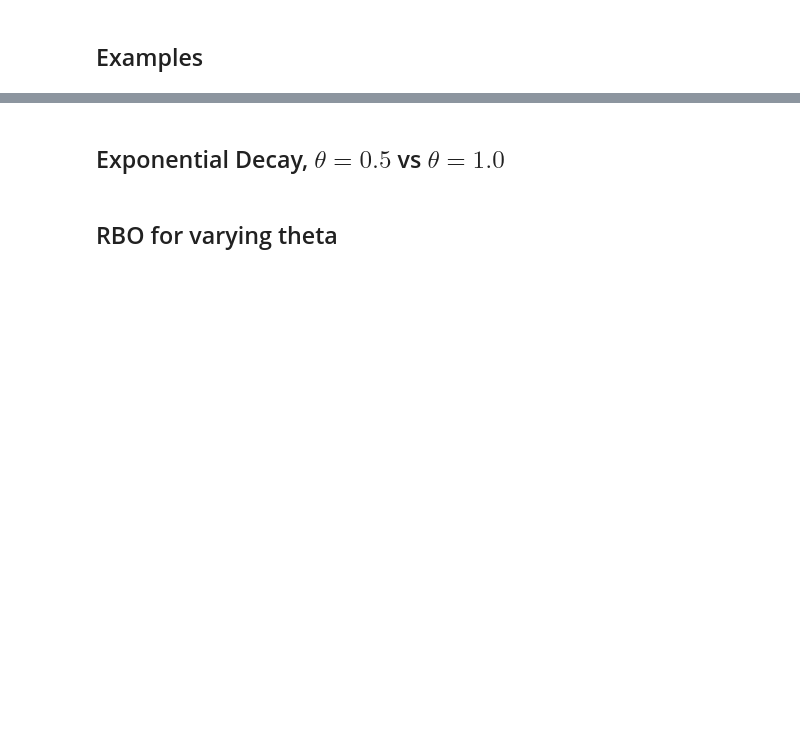
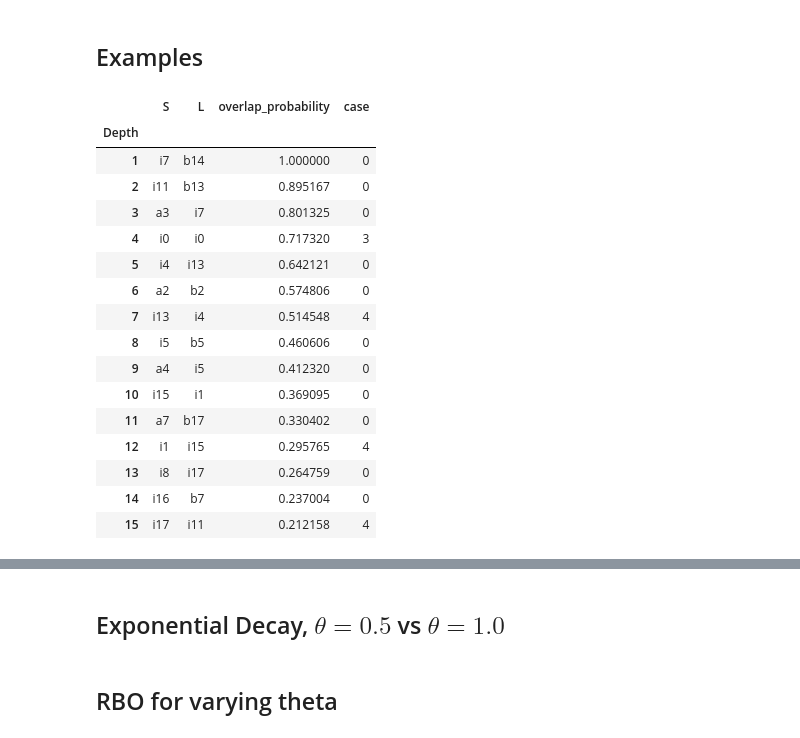
Before and after one commit to somduttasinha/synthetic-ranking-generation, a Jupyter notebook: exploratory/03-results.ipynb, the cells around one changed output, grey strips where cells are left out. Cells and saved outputs as stored; diff of their text form; code cells hidden in the pictures; blank space fills up the shorter version.

```diff
--- a/exploratory/03-results.ipynb
+++ b/exploratory/03-results.ipynb
@@ -48,7 +56,7 @@ def get_formatted_dataframe(S, L, agreement_probabilities, case_list):
 
 
     df = pd.DataFrame(data, index =  np.arange(1, np.max([len(S), len(L)]) + 1))
-    df.index.name ='Rank'
+    df.index.name ='Depth'
 
     return df.style.apply(highlight_equal_values, axis=1)
 # %%
@@ -111,10 +119,30 @@ def get_tied_dataframe(S, L, agreement_probability, case_list):
 # %% [markdown]
 ## Examples
 # %%
-S, L, agree_probs, case_list = simulate_rankings(a=50, b=50, len_x = 10, len_y = 10, overlap_probability_function=exponential_decay(theta=1), conjointness=0.4,
+S, L, agree_probs, case_list = simulate_rankings(a=30, b=50, len_x = 15, len_y = 15, overlap_probability_function=exponential_decay(theta=1),
+                                                 conjointness=0.4,
                                                 truncate_rankings=True)
 
 rbo_stats = rbo(S, L, p = 0.95)
 
 
-get_formatted_dataframe(S, L, agree_probs, case_list)
+df = get_formatted_dataframe(S, L, agree_probs, case_list)
+df
+# %% [output]
+|  | S | L | overlap_probability | case |
+| Depth |  |  |  |  |
+| 1 | i7 | b14 | 1.000000 | 0 |
+| 2 | i11 | b13 | 0.895167 | 0 |
+| 3 | a3 | i7 | 0.801325 | 0 |
+| 4 | i0 | i0 | 0.717320 | 3 |
+| 5 | i4 | i13 | 0.642121 | 0 |
+| 6 | a2 | b2 | 0.574806 | 0 |
+| 7 | i13 | i4 | 0.514548 | 4 |
+| 8 | i5 | b5 | 0.460606 | 0 |
+| 9 | a4 | i5 | 0.412320 | 0 |
+| 10 | i15 | i1 | 0.369095 | 0 |
+| 11 | a7 | b17 | 0.330402 | 0 |
+| 12 | i1 | i15 | 0.295765 | 4 |
+| 13 | i8 | i17 | 0.264759 | 0 |
+| 14 | i16 | b7 | 0.237004 | 0 |
+| 15 | i17 | i11 | 0.212158 | 4 |
```
Also changed, not shown: parts of 11 cells of this notebook, 4 other files.
